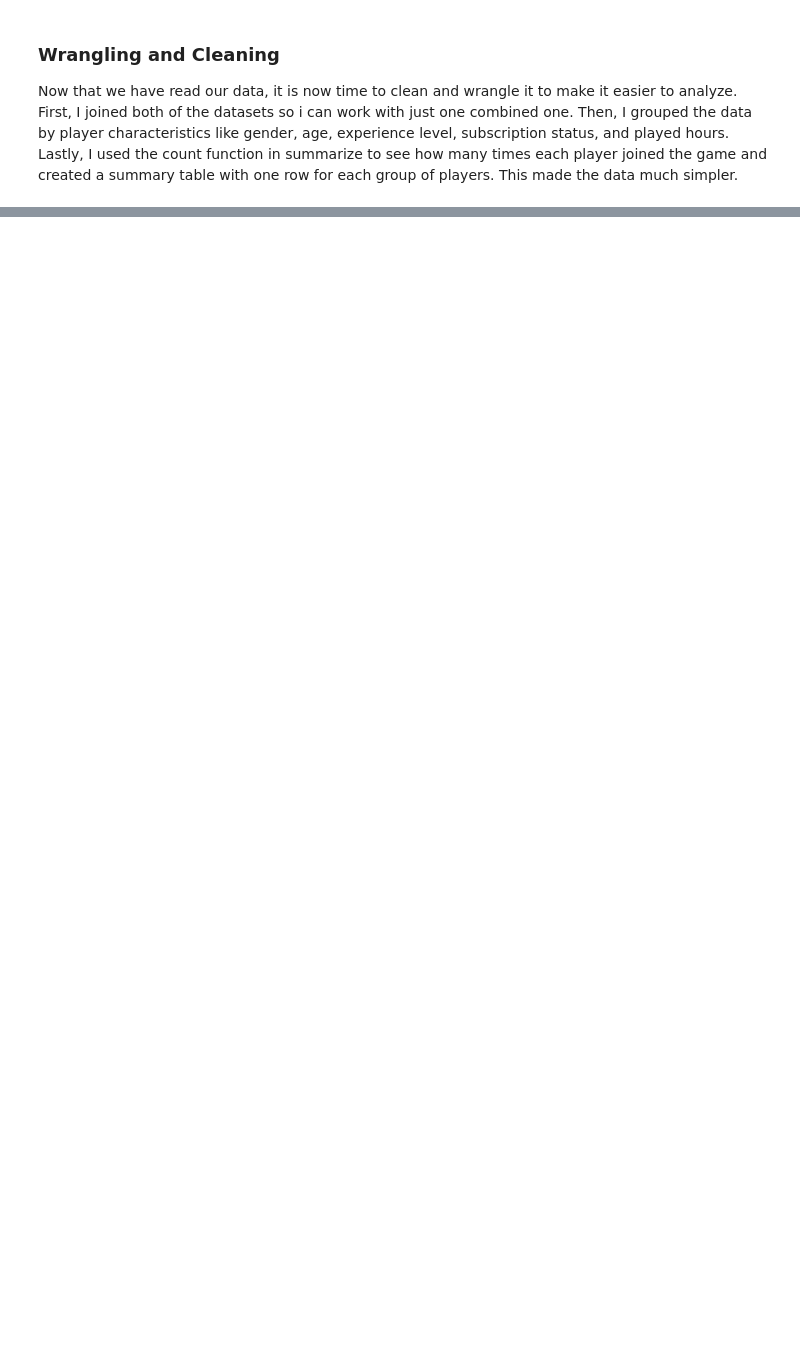
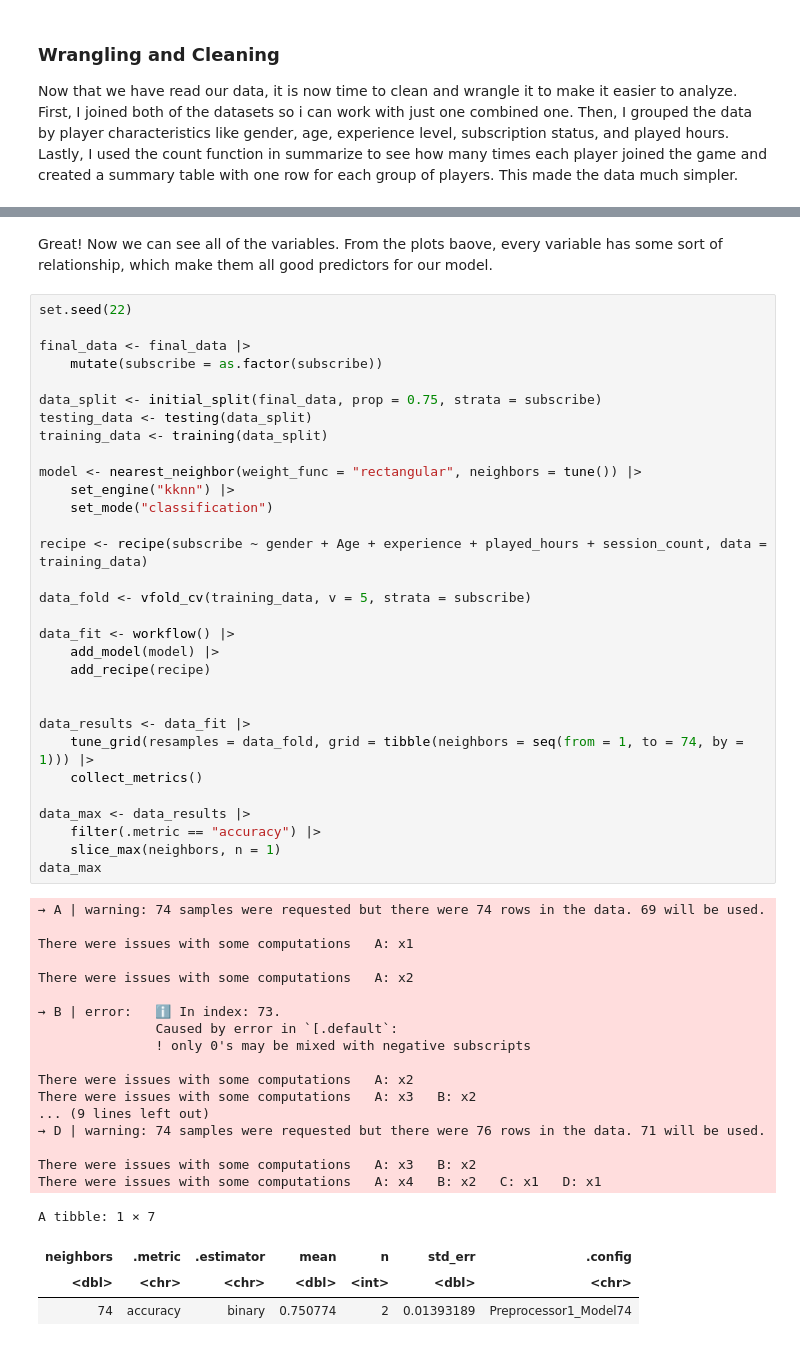
Before and after one commit to ISUBC/dsci100_project, a Jupyter notebook: project_report.ipynb, the cells around one changed output, grey strips where cells are left out. Cells and saved outputs as stored; diff of their text form; blank space fills up the shorter version.

```diff
--- a/project_report.ipynb
+++ b/project_report.ipynb
@@ -105,0 +178,55 @@ This data is now mcuh more clean to work with, making it ready for further analy
+# %% [markdown]
+Great! Now we can see all of the variables. From the plots baove, every variable has some sort of relationship, which make them all good predictors for our model.
+# %%
+set.seed(22)
+
+final_data <- final_data |>
+    mutate(subscribe = as.factor(subscribe))
+
+data_split <- initial_split(final_data, prop = 0.75, strata = subscribe)
+testing_data <- testing(data_split)
+training_data <- training(data_split)
+
+model <- nearest_neighbor(weight_func = "rectangular", neighbors = tune()) |>
+    set_engine("kknn") |>
+    set_mode("classification")
+
+recipe <- recipe(subscribe ~ gender + Age + experience + played_hours + session_count, data = training_data)
+
+data_fold <- vfold_cv(training_data, v = 5, strata = subscribe)
+
+data_fit <- workflow() |>
+    add_model(model) |>
+    add_recipe(recipe)
+
+
+data_results <- data_fit |>
+    tune_grid(resamples = data_fold, grid = tibble(neighbors = seq(from = 1, to = 74, by = 1))) |>
+    collect_metrics()
+
+data_max <- data_results |>
+    filter(.metric == "accuracy") |>
+    slice_max(neighbors, n = 1)
+data_max
+# %% [output]
+→ A | warning: 74 samples were requested but there were 74 rows in the data. 69 will be used.
+
+There were issues with some computations   A: x1
+
+There were issues with some computations   A: x2
+
+→ B | error:   ℹ In index: 73.
+               Caused by error in `[.default`:
+               ! only 0's may be mixed with negative subscripts
+
+There were issues with some computations   A: x2
+There were issues with some computations   A: x3   B: x2
+... (9 lines left out)
+→ D | warning: 74 samples were requested but there were 76 rows in the data. 71 will be used.
+
+There were issues with some computations   A: x3   B: x2
+There were issues with some computations   A: x4   B: x2   C: x1   D: x1
+A tibble: 1 × 7
+| neighbors | .metric | .estimator | mean | n | std_err | .config |
+| <dbl> | <chr> | <chr> | <dbl> | <int> | <dbl> | <chr> |
+| 74 | accuracy | binary | 0.750774 | 2 | 0.01393189 | Preprocessor1_Model74 |
```
Also changed, not shown: parts of 5 cells of this notebook.
